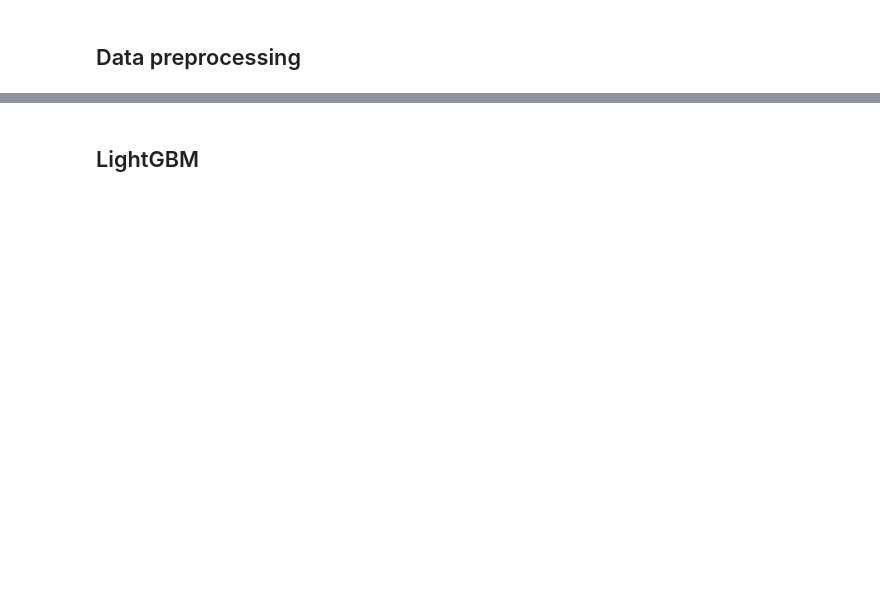
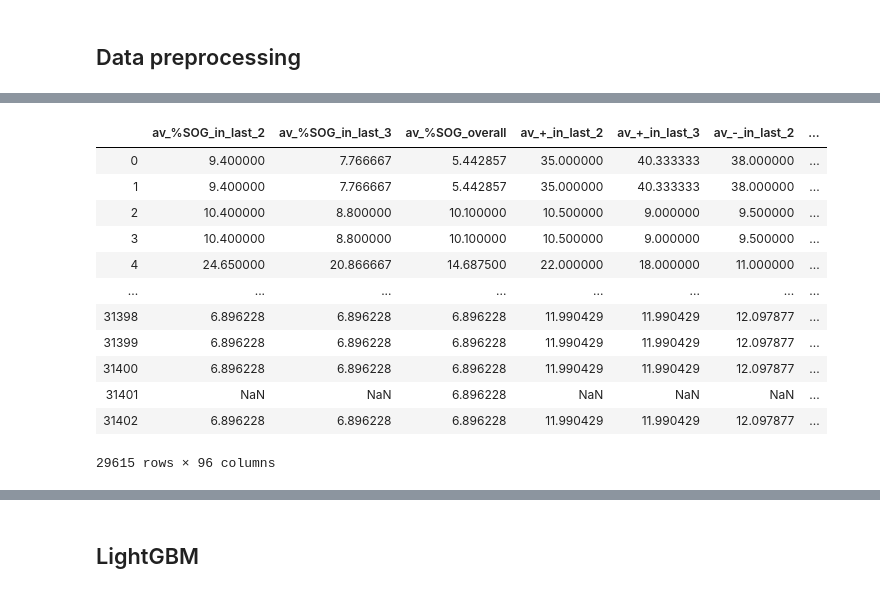
Before and after one commit to mcherdakov/hockey_stats, a Jupyter notebook: src/model1.ipynb, the cells around one changed output, grey strips where cells are left out. Drawn from its saved outputs; the diff is of its cells as text; code cells hidden in the pictures; blank space fills up the shorter version.

```diff
--- a/src/model1.ipynb
+++ b/src/model1.ipynb
@@ -1727,11 +1829,0 @@ for column in result_input_df.columns:
-# %%
-def data_preprocessing(data_input):
-
-    # Select bad columns and remove them
-    cols_2_drop = ['league_short_name', 'league_full_name', 'team_full_name', 'team_league_link', 'team_site_id', 'team_khl_id', 'team_nhl_id', 'season_type']
-    data_input = data_input.drop(cols_2_drop, axis=1)
-
-    # Encode categorical features using OneHotEncoding
-    data_input = pd.get_dummies(data_input, columns=['player_shoots'], prefix_sep='=')
-
-    return data_input
@@ -1749,0 +1830,12 @@ data_test
+# %%
+def target_encoding(df, cat_name, target, weight):
+    mean = df[target].mean()
+    agg = df.groupby(cat_name)[target].agg(['count', 'mean'])
+    counts = agg['count']
+    means = agg['mean']
+
+    # Compute the "smoothed" means
+    smooth = (counts * means + weight * mean) / (counts + weight)
+
+    # Replace each value by the according smoothed mean
+    return df[cat_name].map(smooth)
@@ -1749,0 +1894,21 @@ data_test
+# %%
+data_train = result_input_df[result_input_df['season_id'] != 86]
+data_test = result_input_df[result_input_df['season_id'] == 86]
+# %%
+prep_data_train = data_preprocessing(data_train)
+prep_data_test = data_preprocessing(data_test)
+prep_data_train
+# %% [output]
+|  | av_%SOG_in_last_2 | av_%SOG_in_last_3 | av_%SOG_overall | av_+_in_last_2 | av_+_in_last_3 | av_-_in_last_2 | ... |
+| 0 | 9.400000 | 7.766667 | 5.442857 | 35.000000 | 40.333333 | 38.000000 | ... |
+| 1 | 9.400000 | 7.766667 | 5.442857 | 35.000000 | 40.333333 | 38.000000 | ... |
+| 2 | 10.400000 | 8.800000 | 10.100000 | 10.500000 | 9.000000 | 9.500000 | ... |
+| 3 | 10.400000 | 8.800000 | 10.100000 | 10.500000 | 9.000000 | 9.500000 | ... |
+| 4 | 24.650000 | 20.866667 | 14.687500 | 22.000000 | 18.000000 | 11.000000 | ... |
+| ... | ... | ... | ... | ... | ... | ... | ... |
+| 31398 | 6.896228 | 6.896228 | 6.896228 | 11.990429 | 11.990429 | 12.097877 | ... |
+| 31399 | 6.896228 | 6.896228 | 6.896228 | 11.990429 | 11.990429 | 12.097877 | ... |
+| 31400 | 6.896228 | 6.896228 | 6.896228 | 11.990429 | 11.990429 | 12.097877 | ... |
+| 31401 | NaN | NaN | 6.896228 | NaN | NaN | NaN | ... |
+| 31402 | 6.896228 | 6.896228 | 6.896228 | 11.990429 | 11.990429 | 12.097877 | ... |
+29615 rows × 96 columns
```
Also changed, not shown: parts of 32 cells of this notebook, 1 other file.
